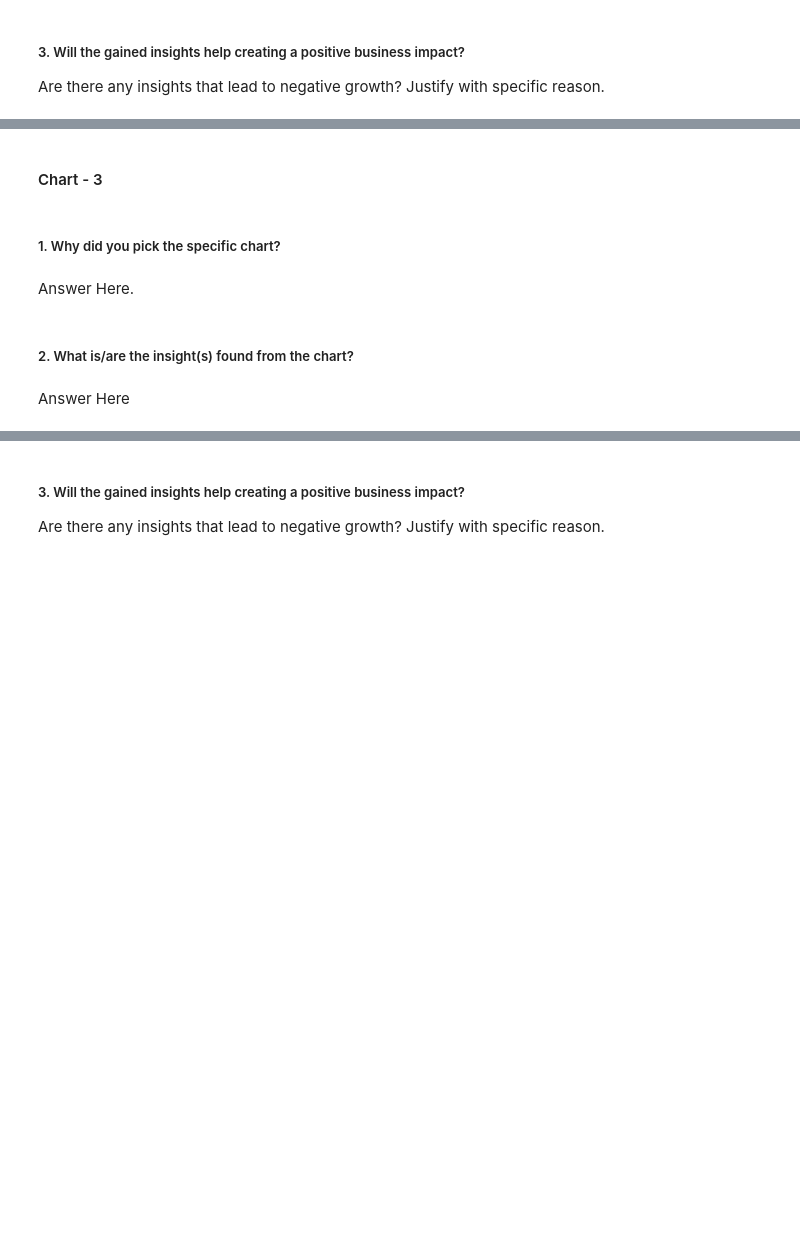
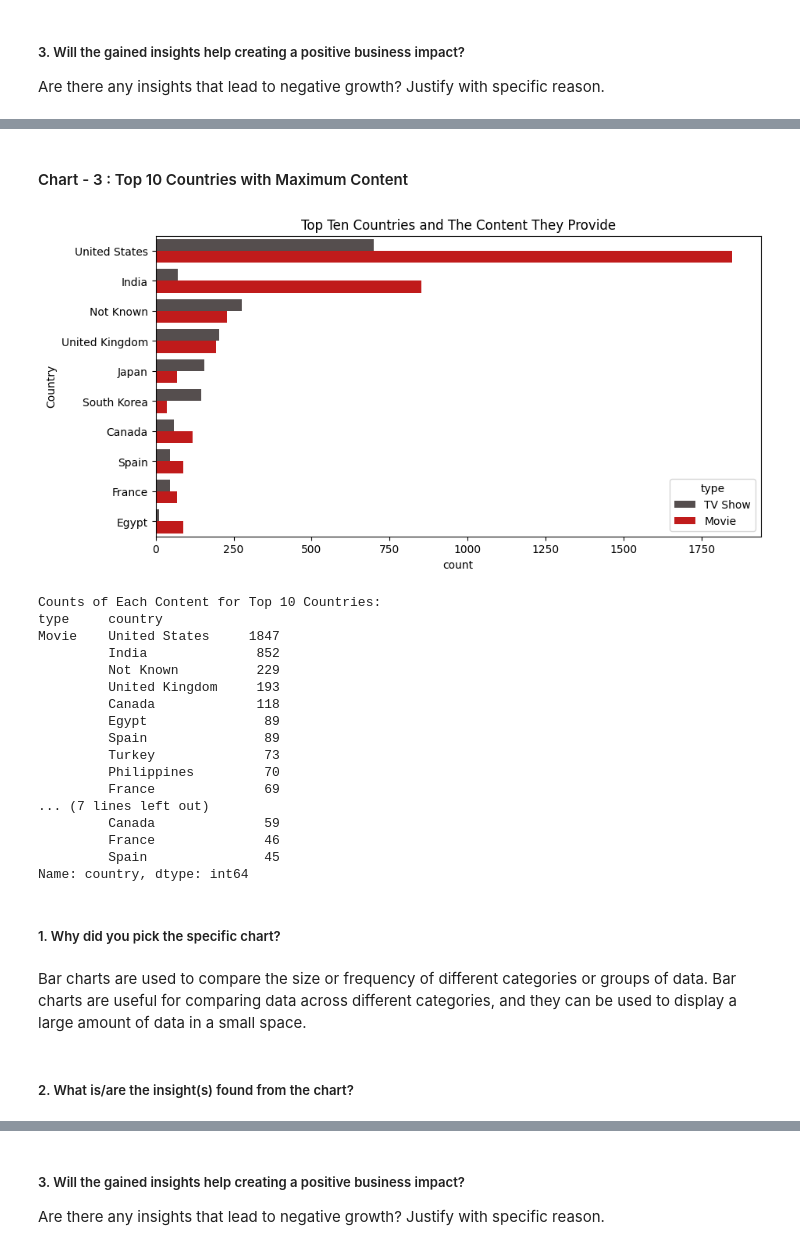
Before and after one commit to Apaulgithub/Netflix_Movies_And_TV_Shows_Clustering, a Jupyter notebook: Netflix_Movies_And_TV_Shows_Clustering_(Unsupervised_ML).ipynb, the cells around one changed output, grey strips where cells are left out. Drawn from its saved outputs; the diff is of its cells as text; code cells hidden in the pictures; blank space fills up the shorter version.

```diff
--- a/Netflix_Movies_And_TV_Shows_Clustering_(Unsupervised_ML).ipynb
+++ b/Netflix_Movies_And_TV_Shows_Clustering_(Unsupervised_ML).ipynb
@@ -441,2 +455,2 @@ Answer Here
 # %% [markdown]
-#### Chart - 3
+#### Chart - 3 : Top 10 Countries with Maximum Content
@@ -445,8 +457,40 @@ Answer Here
+# %%
+# Chart - 3 Count Plot Visualization Code for Content Available in Different Countries
+plt.figure(figsize=(10, 5))
+sns.countplot(y='country', hue='type', data=data, palette=['#564d4d', '#db0000'], order=data.country.value_counts().iloc[:10].index)
+
+# Set Labels
+plt.title('Top Ten Countries and The Content They Provide')
+plt.ylabel('Country')
+
+# Display Chart
+plt.show()
+
+# Printing The Counts of Each Content for Top 10 Countries
+print('Counts of Each Content for Top 10 Countries:')
+print(data.groupby(['type']).country.value_counts().groupby(level=0, group_keys=False).head(10))
+# %% [output]
+[figure, added]
+Counts of Each Content for Top 10 Countries:
+type     country
+Movie    United States     1847
+         India              852
+         Not Known          229
+         United Kingdom     193
+         Canada             118
+         Egypt               89
+         Spain               89
+         Turkey              73
+         Philippines         70
+         France              69
+... (7 lines left out)
+         Canada              59
+         France              46
+         Spain               45
+Name: country, dtype: int64
 # %% [markdown]
 ##### 1. Why did you pick the specific chart?
-# %% [markdown]
-Answer Here.
+# %% [markdown]
+Bar charts are used to compare the size or frequency of different categories or groups of data. Bar charts are useful for comparing data across different categories, and they can be used to display a large amount of data in a small space.
 # %% [markdown]
 ##### 2. What is/are the insight(s) found from the chart?
-# %% [markdown]
-Answer Here
```
Also changed, not shown: parts of 17 cells of this notebook.
